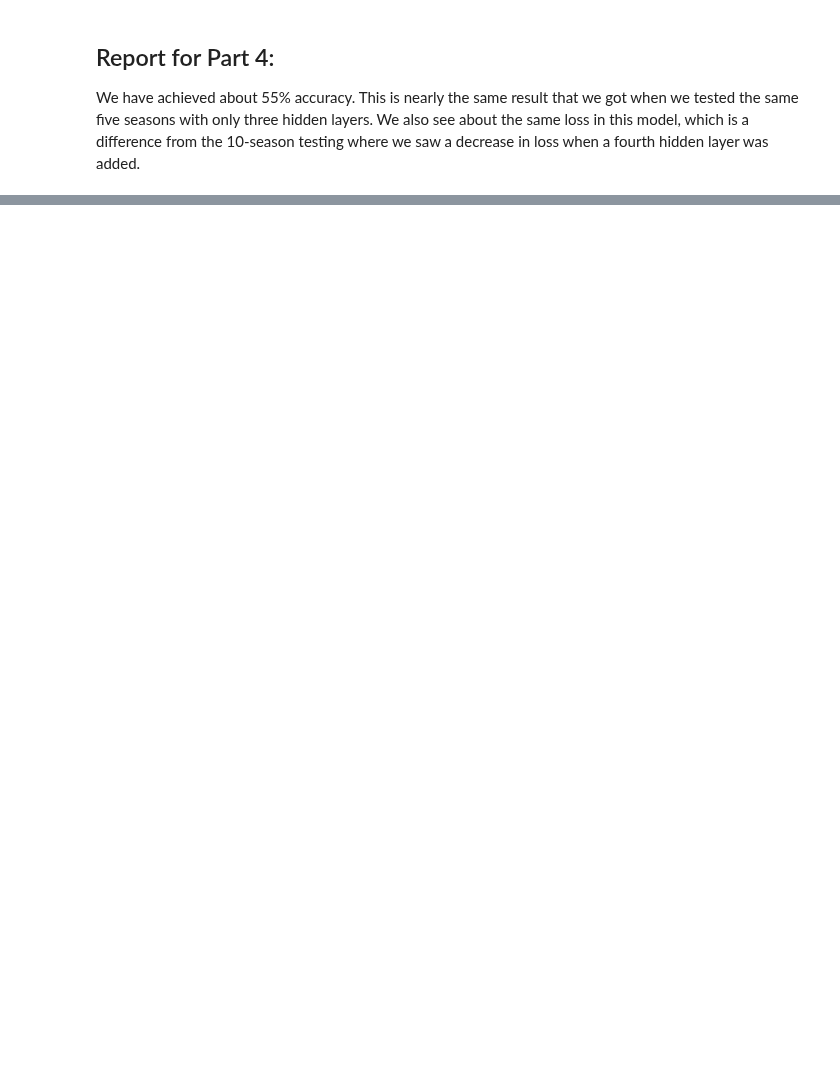
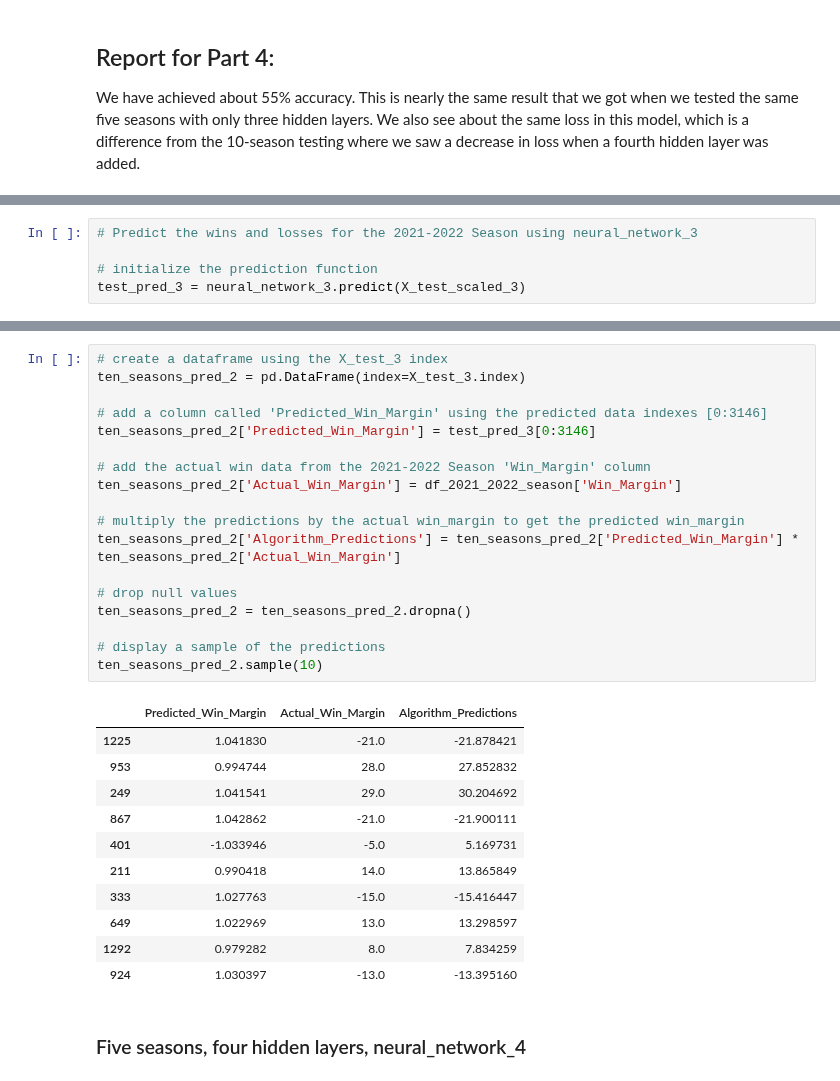
Before and after one commit to kheller18/nba-sports-betting-ml, a Jupyter notebook: NN_Win_Margin.ipynb, the cells around one changed output, grey strips where cells are left out. Cells and saved outputs as stored; diff of their text form; blank space fills up the shorter version.

```diff
--- a/NN_Win_Margin.ipynb
+++ b/NN_Win_Margin.ipynb
@@ -1016,0 +1504,5 @@ encoded_ten_seasons_df
+# %%
+# Predict the wins and losses for the 2021-2022 Season using neural_network_3
+
+# initialize the prediction function
+test_pred_3 = neural_network_3.predict(X_test_scaled_3)
@@ -1016,0 +1511,32 @@ encoded_ten_seasons_df
+# %%
+# create a dataframe using the X_test_3 index
+ten_seasons_pred_2 = pd.DataFrame(index=X_test_3.index)
+
+# add a column called 'Predicted_Win_Margin' using the predicted data indexes [0:3146]
+ten_seasons_pred_2['Predicted_Win_Margin'] = test_pred_3[0:3146]
+
+# add the actual win data from the 2021-2022 Season 'Win_Margin' column
+ten_seasons_pred_2['Actual_Win_Margin'] = df_2021_2022_season['Win_Margin']
+
+# multiply the predictions by the actual win_margin to get the predicted win_margin
+ten_seasons_pred_2['Algorithm_Predictions'] = ten_seasons_pred_2['Predicted_Win_Margin'] * ten_seasons_pred_2['Actual_Win_Margin']
+
+# drop null values
+ten_seasons_pred_2 = ten_seasons_pred_2.dropna()
+
+# display a sample of the predictions
+ten_seasons_pred_2.sample(10)
+# %% [output]
+|  | Predicted_Win_Margin | Actual_Win_Margin | Algorithm_Predictions |
+| 1225 | 1.041830 | -21.0 | -21.878421 |
+| 953 | 0.994744 | 28.0 | 27.852832 |
+| 249 | 1.041541 | 29.0 | 30.204692 |
+| 867 | 1.042862 | -21.0 | -21.900111 |
+| 401 | -1.033946 | -5.0 | 5.169731 |
+| 211 | 0.990418 | 14.0 | 13.865849 |
+| 333 | 1.027763 | -15.0 | -15.416447 |
+| 649 | 1.022969 | 13.0 | 13.298597 |
+| 1292 | 0.979282 | 8.0 | 7.834259 |
+| 924 | 1.030397 | -13.0 | -13.395160 |
+# %% [markdown]
+### Five seasons, four hidden layers, neural_network_4
```
Also changed, not shown: parts of 58 cells of this notebook, 4 other files.
